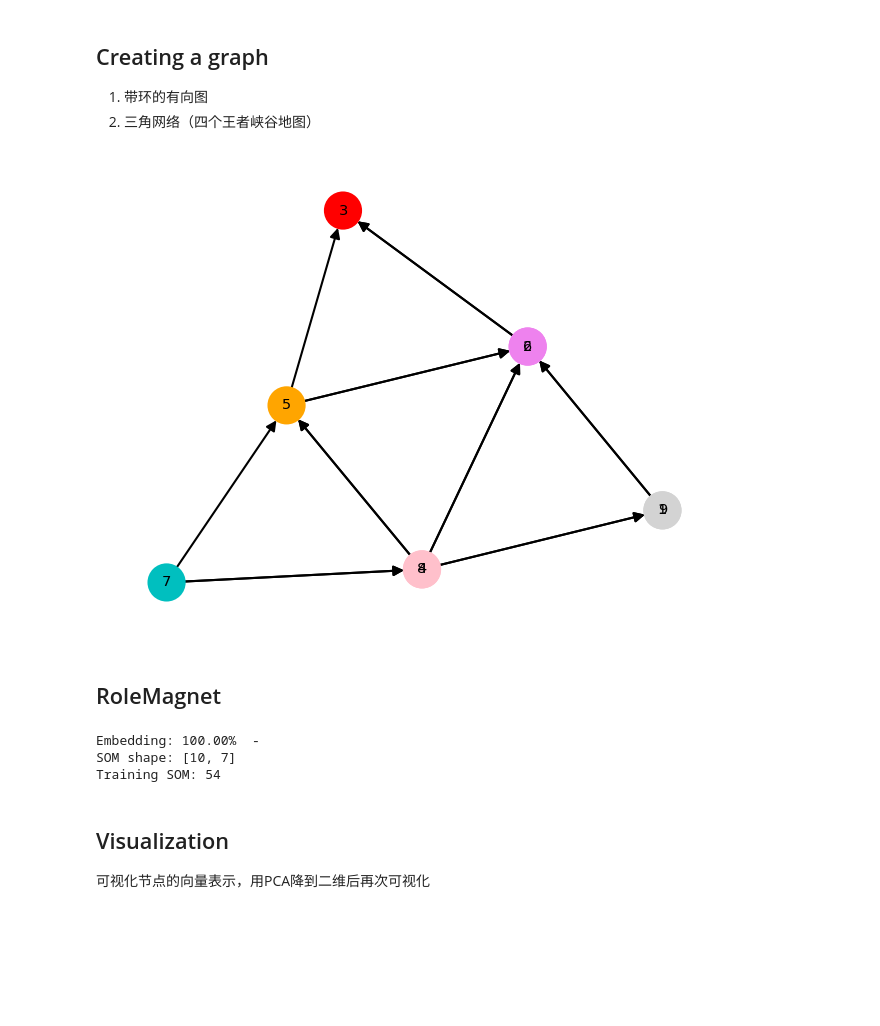
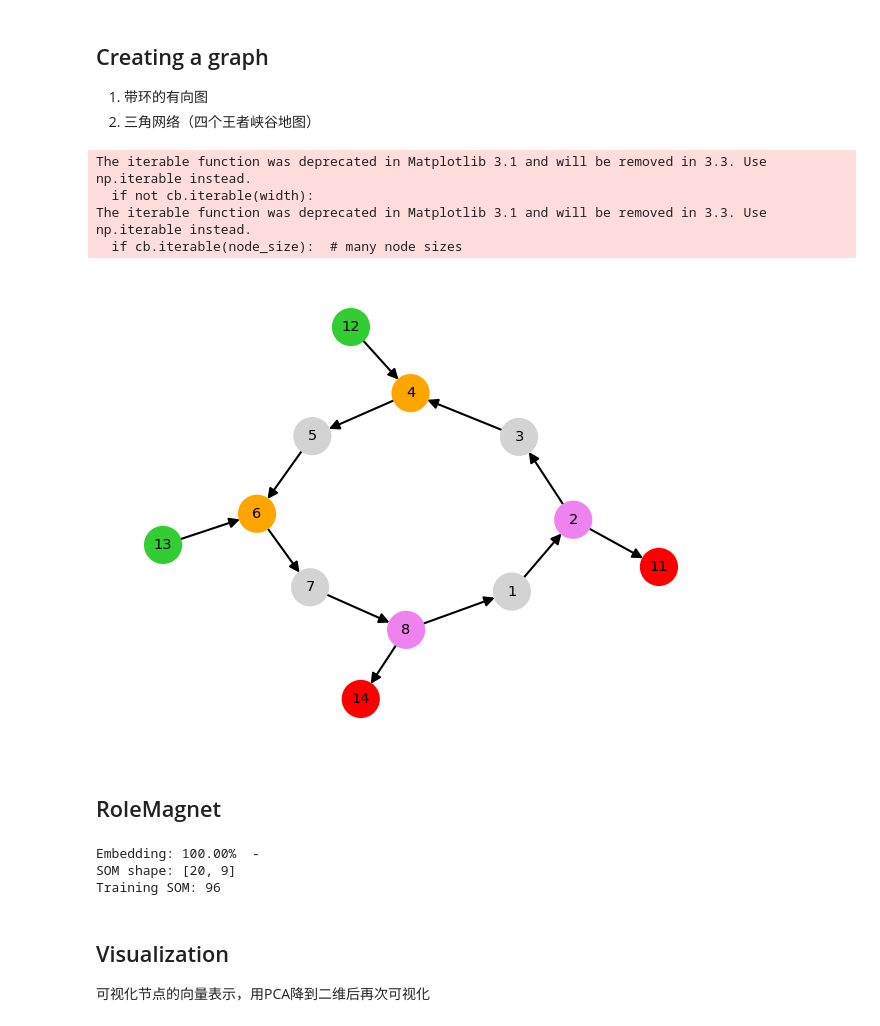
Before and after one commit to Tirami-su/rolemagnet, a Jupyter notebook: experiment_2.ipynb, the cells around one changed output. Saved outputs shown, nothing was run; the diff lists cells and outputs as text; code cells hidden in the pictures; blank space fills up the shorter version.

```diff
--- a/experiment_2.ipynb
+++ b/experiment_2.ipynb
@@ -11,37 +11,41 @@ import matplotlib.pyplot as plt
 # %%
 %matplotlib inline
 plt.rcParams['figure.dpi'] = 150
 plt.rcParams['figure.figsize'] = (4, 3)
 
 G = nx.DiGraph()
 # 带环的有向图
-# G.add_weighted_edges_from([(1,2,1),(2,3,1),(3,4,1),(4,5,1),(5,6,1),(6,7,1),(7,8,1),(8,1,1),
-#                 (2,11,1),(12,4,1),(13,6,1),(8,14,1)])
-# balance=[0]*8+[0.5,-0.5,-0.5,0.5]
-# color=['lightgray','limegreen','lightgray','orange','lightgray',
-#        'orange','lightgray','limegreen',
-#        'pink','c','c','pink']
-# true_label=[1,2,1,3,1,3,1,2,5,4,4,5]
+G.add_weighted_edges_from([(1,2,1),(2,3,1),(3,4,1),(4,5,1),(5,6,1),(6,7,1),(7,8,1),(8,1,1),
+                (2,11,1),(12,4,1),(13,6,1),(8,14,1)])
+balance=[0]*8+[0.5,-0.5,-0.5,0.5]
+color=['lightgray','violet','lightgray','orange','lightgray',
+       'orange','lightgray','violet',
+       'r','limegreen','limegreen','r']
+true_label=[1,2,1,3,1,3,1,2,5,4,4,5]
 
 # 三角网络
-G.add_weighted_edges_from([(1,2,1),
-                           (2,3,1),
-                           (4,1,1),(4,2,1),(4,5,1),
-                           (5,2,1),(5,3,1),(5,6,1),
-                           (6,3,1),
-                           (7,4,1),(7,5,1),(7,8,1),
-                           (8,5,1),(8,6,1),(8,9,1),
-                           (9,6,1)])
-balance=[0]*9
-balance[2]=1
-balance[6]=-1
-color=['lightgray','violet','r','pink','orange','violet','c','pink','lightgray']
-true_label=[1,2,3,4,5,2,6,4,1]
+# G.add_weighted_edges_from([(1,2,1),
+#                            (2,3,1),
+#                            (4,1,1),(4,2,1),(4,5,1),
+#                            (5,2,1),(5,3,1),(5,6,1),
+#                            (6,3,1),
+#                            (7,4,1),(7,5,1),(7,8,1),
+#                            (8,5,1),(8,6,1),(8,9,1),
+#                            (9,6,1)])
+# balance=[0]*9
+# balance[2]=1
+# balance[6]=-1
+# color=['lightgray','violet','r','orange','limegreen','violet','c','orange','lightgray']
+# true_label=[1,2,3,4,5,2,6,4,1]
 
 nx.draw_kamada_kawai(G, with_labels=True, node_color=color, node_size=300, font_size=7)
 plt.show()
 # %% [output]
+The iterable function was deprecated in Matplotlib 3.1 and will be removed in 3.3. Use np.iterable instead.
+  if not cb.iterable(width):
+The iterable function was deprecated in Matplotlib 3.1 and will be removed in 3.3. Use np.iterable instead.
+  if cb.iterable(node_size):  # many node sizes
-[figure, old version]
+[figure, new version]
 # %% [markdown]
 ## RoleMagnet
 # %%
@@ -49,8 +53,8 @@ import rolemagnet as rm
 vec,role,label=rm.role_magnet(G, balance=balance)
 # %% [output]
 Embedding: 100.00%  -
-SOM shape: [10, 7]
-Training SOM: 54
+SOM shape: [20, 9]
+Training SOM: 96
 # %% [markdown]
 ## Visualization
 可视化节点的向量表示，用PCA降到二维后再次可视化
```
Also changed, not shown: parts of 2 cells of this notebook, 2 other files.
